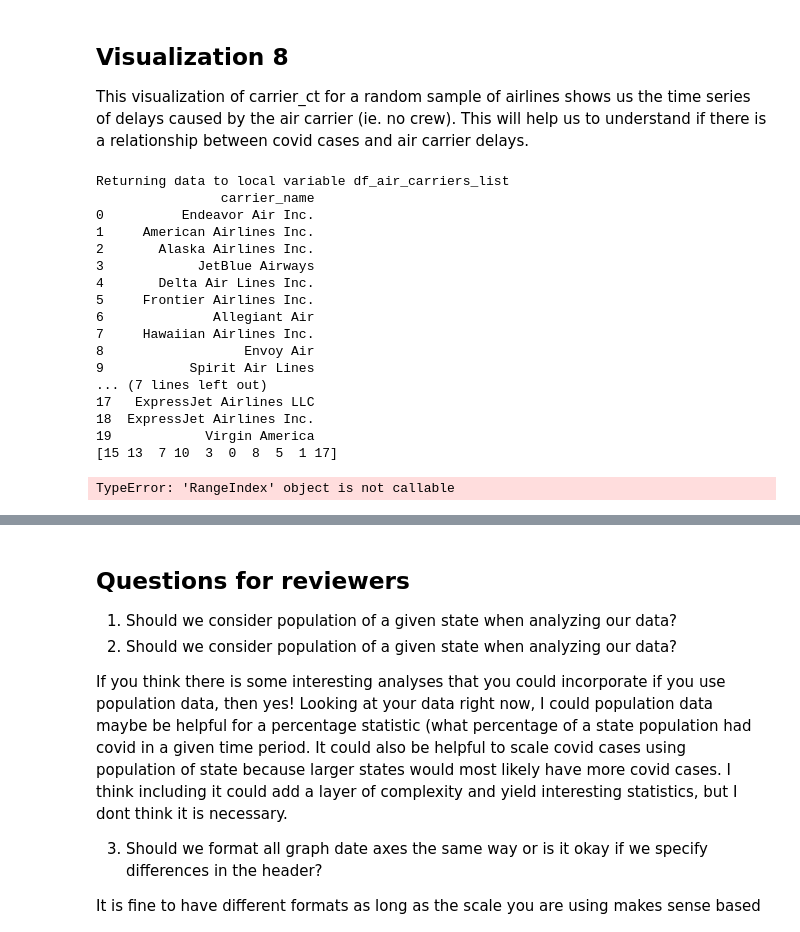
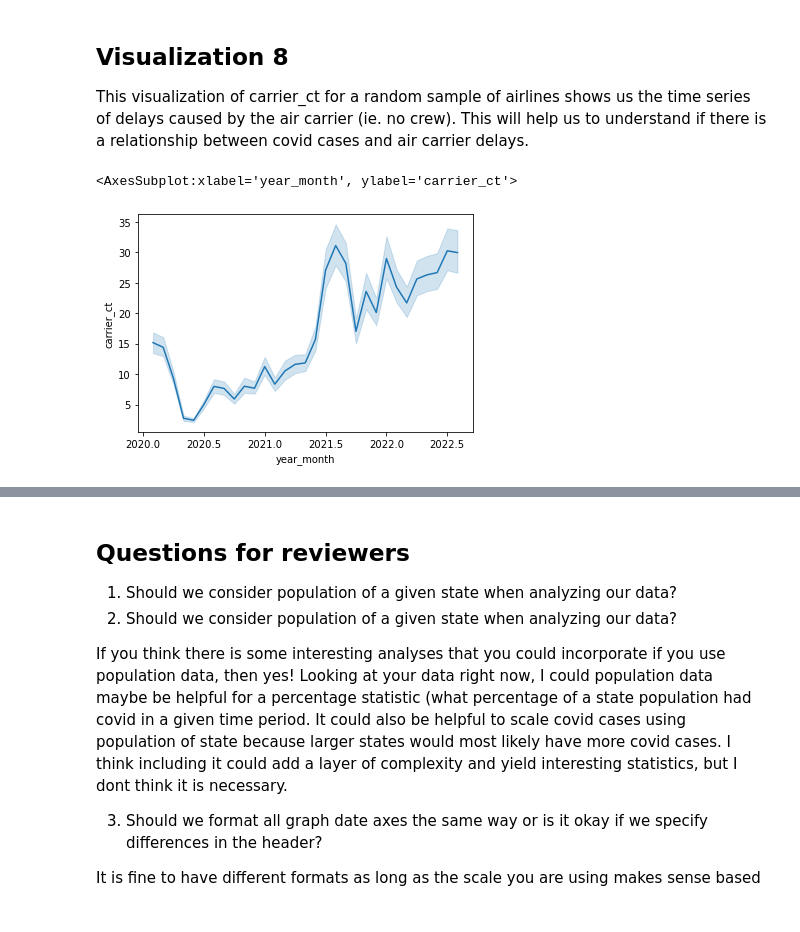
Before and after one commit to maddiklancher/2950Project, a Jupyter notebook: project2950-phase4.ipynb, the cells around one changed output, grey strips where cells are left out. Cells and saved outputs as stored; diff of their text form; code cells hidden in the pictures.

Commit message:
add more visualizations for v8

```diff
--- a/project2950-phase4.ipynb
+++ b/project2950-phase4.ipynb
@@ -551,44 +551,8 @@ plt.show()
 ## Visualization 8
 
 This visualization of carrier_ct for a random sample of airlines shows us the time series of delays caused by the air carrier (ie. no crew). This will help us to understand if there is a relationship between covid cases and air carrier delays.
-# %%
-#make a new df organized by air carriers
-%sql df_air_carriers_list << SELECT carrier_name FROM df_delays GROUP BY carrier_name
-print(df_air_carriers)
-
-#randomize 10 numbers
-random_list = np.random.choice(19, size=10, replace=False)
-print(random_list)
-
-carrier_names = []
-carrier_index = 0
-for x in df_air_carriers:
-    if df_air_carriers.index(x) == carrier_index:
-        carrier_names.append(x)
-
-    #for i in random_list:
-        #carrier_index = i+1
-
-print(carrier_names)
-
-#select the ID of each state with these numbers
-#plot the change over time of carrier_ct
-# %% [output]
-Returning data to local variable df_air_carriers_list
-                carrier_name
-0          Endeavor Air Inc.
-1     American Airlines Inc.
-2       Alaska Airlines Inc.
-3            JetBlue Airways
-4       Delta Air Lines Inc.
-5     Frontier Airlines Inc.
-6              Allegiant Air
-7     Hawaiian Airlines Inc.
-8                  Envoy Air
-9           Spirit Air Lines
-... (7 lines left out)
-17   ExpressJet Airlines LLC
-18  ExpressJet Airlines Inc.
-19            Virgin America
-[15 13  7 10  3  0  8  5  1 17]
-TypeError: 'RangeIndex' object is not callable
+# %%
+seaborn.lineplot(data=df_covid_flight, x='year_month', y='carrier_ct')
+# %% [output]
+<AxesSubplot:xlabel='year_month', ylabel='carrier_ct'>
+[figure, added]
```
Also changed, not shown: parts of 4 cells of this notebook.
